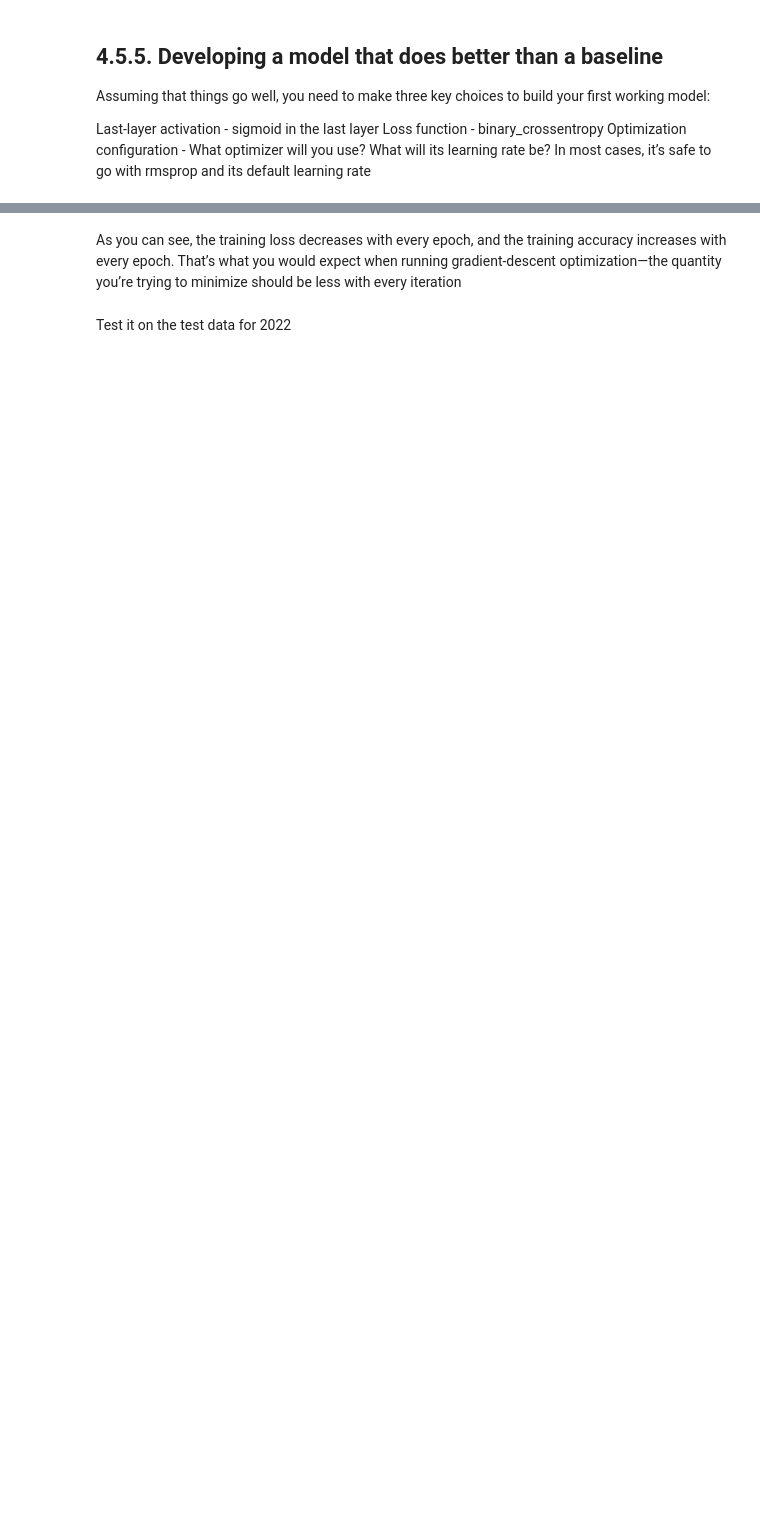
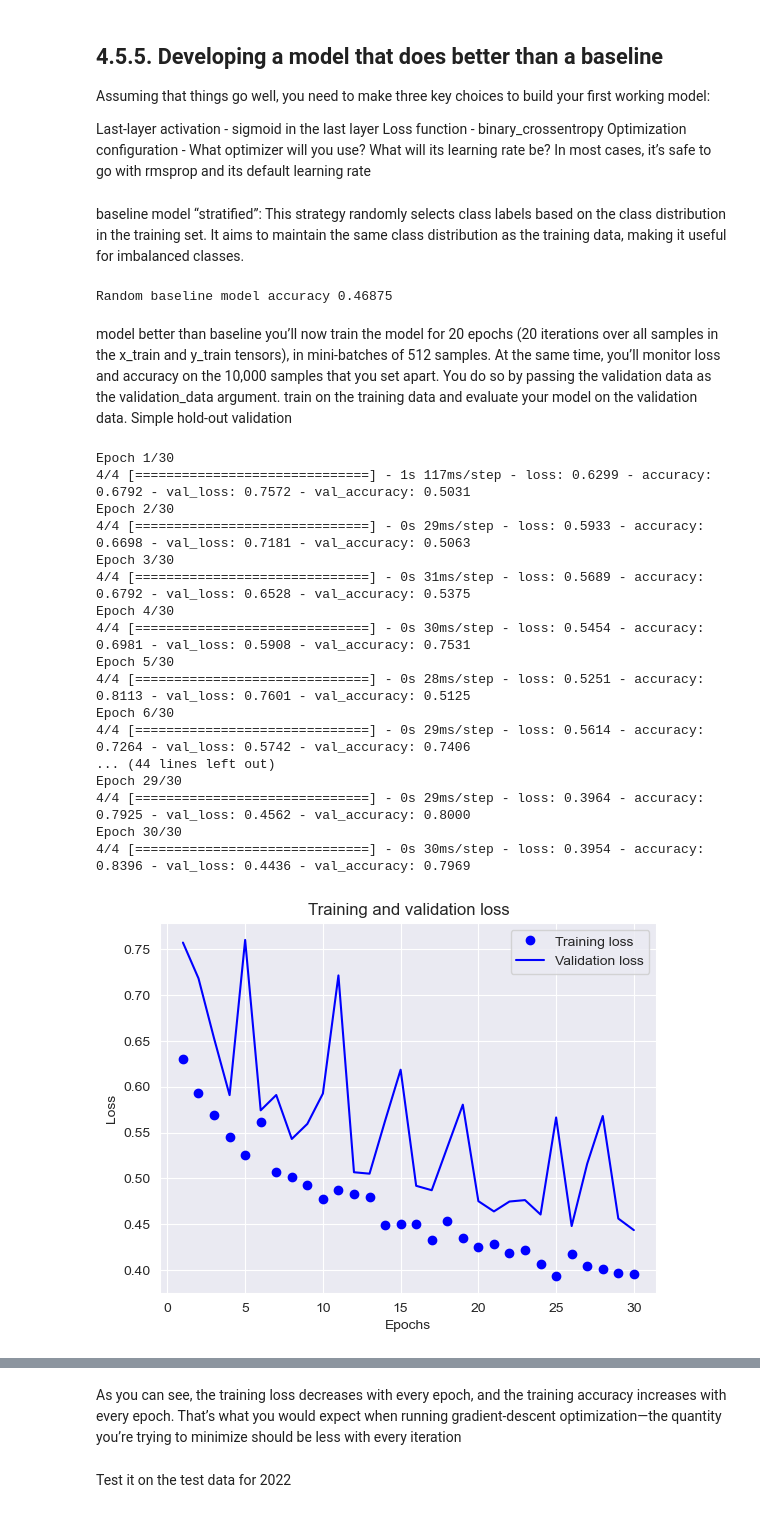
Before and after one commit to nixspirit/ml-projects, a Jupyter notebook: labs/final/final.ipynb, the cells around one changed output, grey strips where cells are left out. Drawn from its saved outputs; the diff is of its cells as text; code cells hidden in the pictures; blank space fills up the shorter version.

```diff
--- a/labs/final/final.ipynb
+++ b/labs/final/final.ipynb
@@ -146,16 +186,65 @@ Optimization configuration - What optimizer will you use? What will its learning
+# %% [markdown]
+baseline model
+“stratified”: This strategy randomly selects class labels based on the class distribution in the training set. It aims to maintain the same class distribution as the training data, making it useful for imbalanced classes.
+# %%
+from sklearn.metrics import accuracy_score
+#https://medium.com/@preethi_prakash/understanding-baseline-models-in-machine-learning-3ed94f03d645
+
+from sklearn.dummy import DummyClassifier
+
+dummy_clf = DummyClassifier(strategy='stratified', random_state=42)
+dummy_clf.fit(partial_x_train, partial_y_train)
+baseline_y_pred = dummy_clf.predict(seasons_data_2022)
+dummy_model_accuracy = accuracy_score(seasons_target_2022, baseline_y_pred)
+print(f'Random baseline model accuracy {dummy_model_accuracy}')
+# %% [output]
+Random baseline model accuracy 0.46875
+# %% [markdown]
+model better than baseline
+you’ll now train the model for 20 epochs (20 iterations over all samples in the x_train and y_train tensors), in mini-batches of 512 samples.
+ At the same time, you’ll monitor loss and accuracy on the 10,000 samples that you set apart. You do so by passing the validation data as the validation_data argument.
+ train on the training data and evaluate your model on the validation data.
+Simple hold-out validation
 # %%
 from keras.src.layers import Dense
 from keras import Sequential
-
-data = seasons_data_all
-target = seasons_target_all
 
 model = Sequential([
     Dense(64, activation='relu', input_shape=(seasons_data_all.shape[1],)),
     Dense(32, activation='relu'),
     Dense(1, activation='sigmoid')
 ])
 
 model.compile(optimizer='rmsprop',
               loss='binary_crossentropy',
               metrics=['accuracy'])
+
+history = model.fit(partial_x_train,
+                    partial_y_train,
+                    epochs=30,
+                    validation_data=(x_val, y_val))
+
+history_dict = history.history
+plot_history('Training and validation loss', 'Epochs', 'Loss',
+             'Training loss', history_dict['loss'], 'Validation loss', history_dict['val_loss'])
+plot_history('Training and validation accuracy', 'Epochs', 'Accuracy',
+             'Training acc', history_dict['accuracy'], 'Validation acc', history_dict['val_accuracy'])
+# %% [output]
+Epoch 1/30
+4/4 [==============================] - 1s 117ms/step - loss: 0.6299 - accuracy: 0.6792 - val_loss: 0.7572 - val_accuracy: 0.5031
+Epoch 2/30
+4/4 [==============================] - 0s 29ms/step - loss: 0.5933 - accuracy: 0.6698 - val_loss: 0.7181 - val_accuracy: 0.5063
+Epoch 3/30
+4/4 [==============================] - 0s 31ms/step - loss: 0.5689 - accuracy: 0.6792 - val_loss: 0.6528 - val_accuracy: 0.5375
+Epoch 4/30
+4/4 [==============================] - 0s 30ms/step - loss: 0.5454 - accuracy: 0.6981 - val_loss: 0.5908 - val_accuracy: 0.7531
+Epoch 5/30
+4/4 [==============================] - 0s 28ms/step - loss: 0.5251 - accuracy: 0.8113 - val_loss: 0.7601 - val_accuracy: 0.5125
+Epoch 6/30
+4/4 [==============================] - 0s 29ms/step - loss: 0.5614 - accuracy: 0.7264 - val_loss: 0.5742 - val_accuracy: 0.7406
+... (44 lines left out)
+Epoch 29/30
+4/4 [==============================] - 0s 29ms/step - loss: 0.3964 - accuracy: 0.7925 - val_loss: 0.4562 - val_accuracy: 0.8000
+Epoch 30/30
+4/4 [==============================] - 0s 30ms/step - loss: 0.3954 - accuracy: 0.8396 - val_loss: 0.4436 - val_accuracy: 0.7969
+[figure, added]
```
Also changed, not shown: parts of 19 cells of this notebook.
